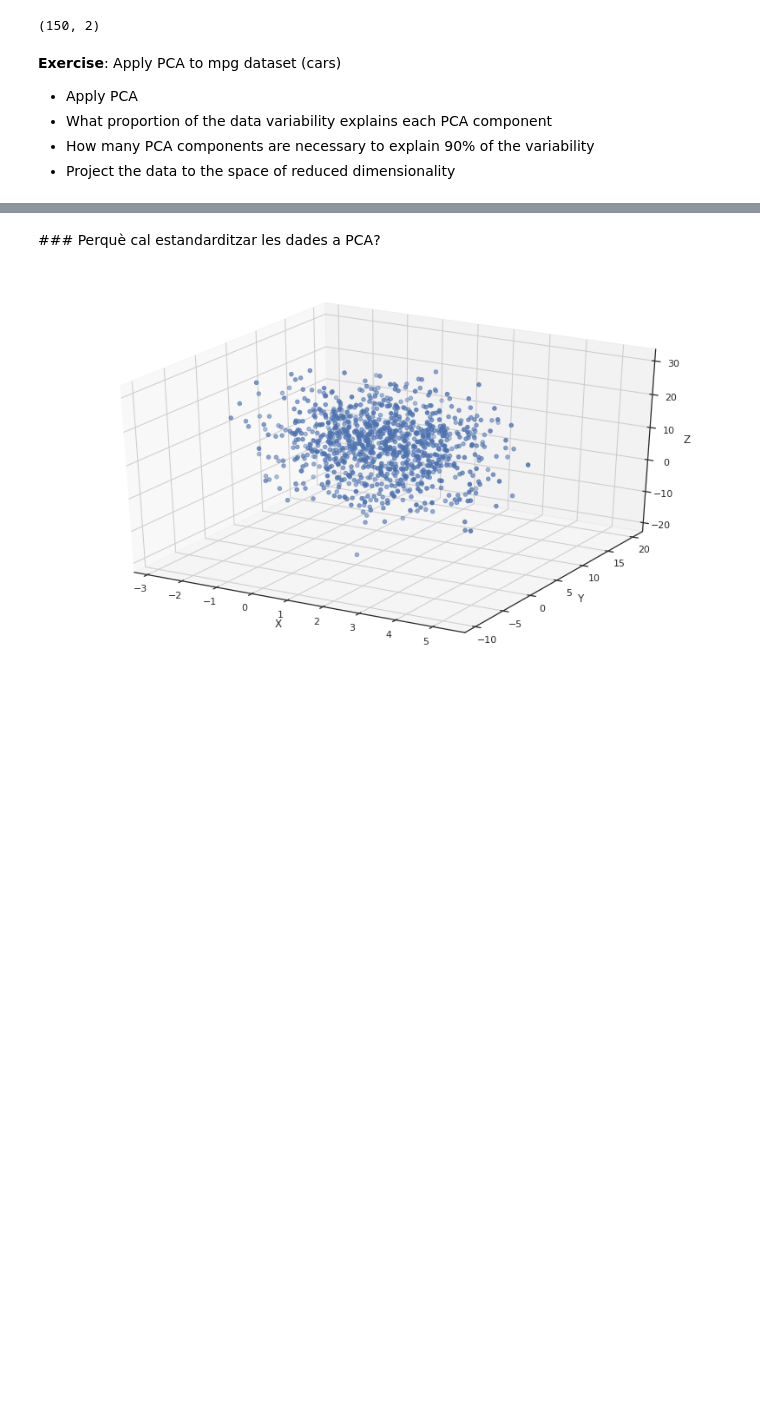
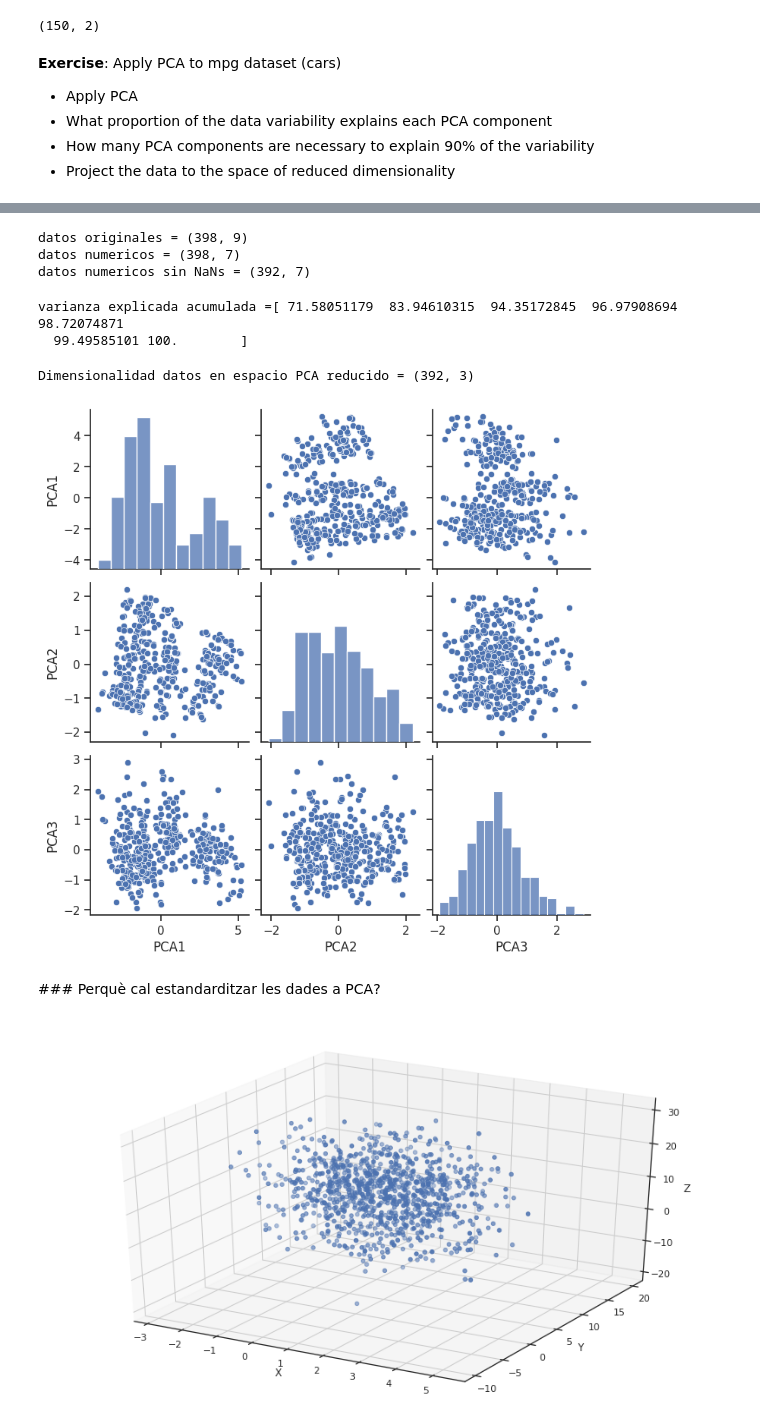
Before and after one commit to raulbenitez/introAI_ICE, a Jupyter notebook: Tema3_Reducció_de_dimensionalitat.ipynb, the cells around one changed output, grey strips where cells are left out. Cells and saved outputs as stored; diff of their text form; code cells hidden in the pictures; blank space fills up the shorter version.

```diff
--- a/Tema3_Reducció_de_dimensionalitat.ipynb
+++ b/Tema3_Reducció_de_dimensionalitat.ipynb
@@ -236,0 +273,6 @@ Xproj[:,0:2].shape
+# %%
+import pandas as pd
+import seaborn as sns
+mpg = sns.load_dataset("mpg") # load dataset
+
+mpg.head()
@@ -236,0 +304,3 @@ Xproj[:,0:2].shape
+# %%
+mpg_num = mpg.drop(['origin','name'],axis=1)
+mpg_num.head()
@@ -237,3 +350,48 @@ Xproj[:,0:2].shape
+# %%
+mpg_num_nonans = mpg_num.dropna() # remove observations with NaNs
+
+print('datos originales = {}'.format(mpg.shape))
+print('datos numericos = {}'.format(mpg_num.shape))
+print('datos numericos sin NaNs = {}'.format(mpg_num_nonans.shape))
+# %% [output]
+datos originales = (398, 9)
+datos numericos = (398, 7)
+datos numericos sin NaNs = (392, 7)
+# %%
+
+X = mpg_num_nonans
+y = mpg['origin'] # use origin as class label (not needed in PCA)
+
+# scale data:
+from sklearn.preprocessing import StandardScaler
+XS = StandardScaler().fit_transform(X)
+
+# PCA decomopositon:
+from sklearn import decomposition
+n_variables = mpg_num.shape[1]
+pca = decomposition.PCA(n_components=n_variables).fit(XS)
+
+# varianza explicada acumulada:
+print('varianza explicada acumulada ={}'.format(100*pca.explained_variance_ratio_.cumsum()))
+# %% [output]
+varianza explicada acumulada =[ 71.58051179  83.94610315  94.35172845  96.97908694  98.72074871
+  99.49585101 100.        ]
+# %%
+# project data into PCA space:
+Xproj = pca.transform(XS)
+
+# Reducir dimensionalidad de los datos quedandonos solamente con tres componentes PCA:
+ndim_reducida = 3 # establecer dimensionalidad reducida a partir de la varianza explicada por cada componente
+XPCA = Xproj[:,0:ndim_reducida]
+
+print('Dimensionalidad datos en espacio PCA reducido = {}'.format(XPCA.shape))
+
+d = pd.DataFrame(XPCA,columns=['PCA1', 'PCA2','PCA3'])
+sns.pairplot(d)
+plt.show()
+# %% [output]
+Dimensionalidad datos en espacio PCA reducido = (392, 3)
+[figure, added]
 # %% [markdown]
 ### Perquè cal estandarditzar les dades a PCA?
 # %%
```
Also changed, not shown: parts of 21 cells of this notebook.
